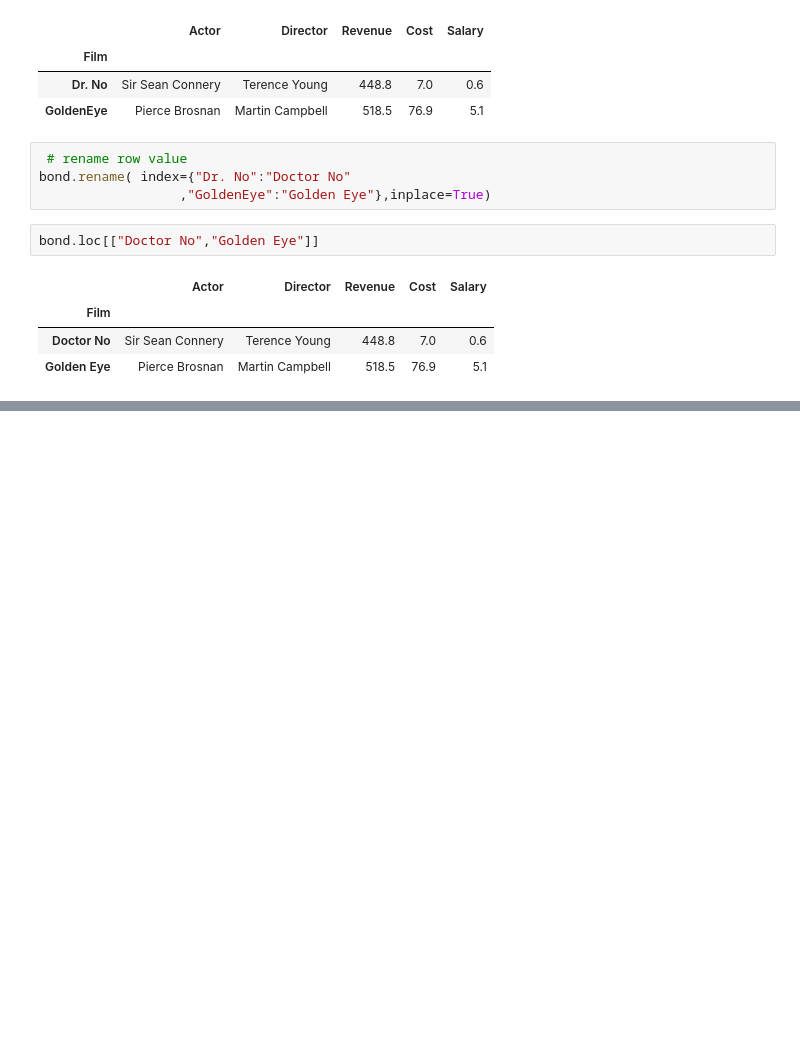
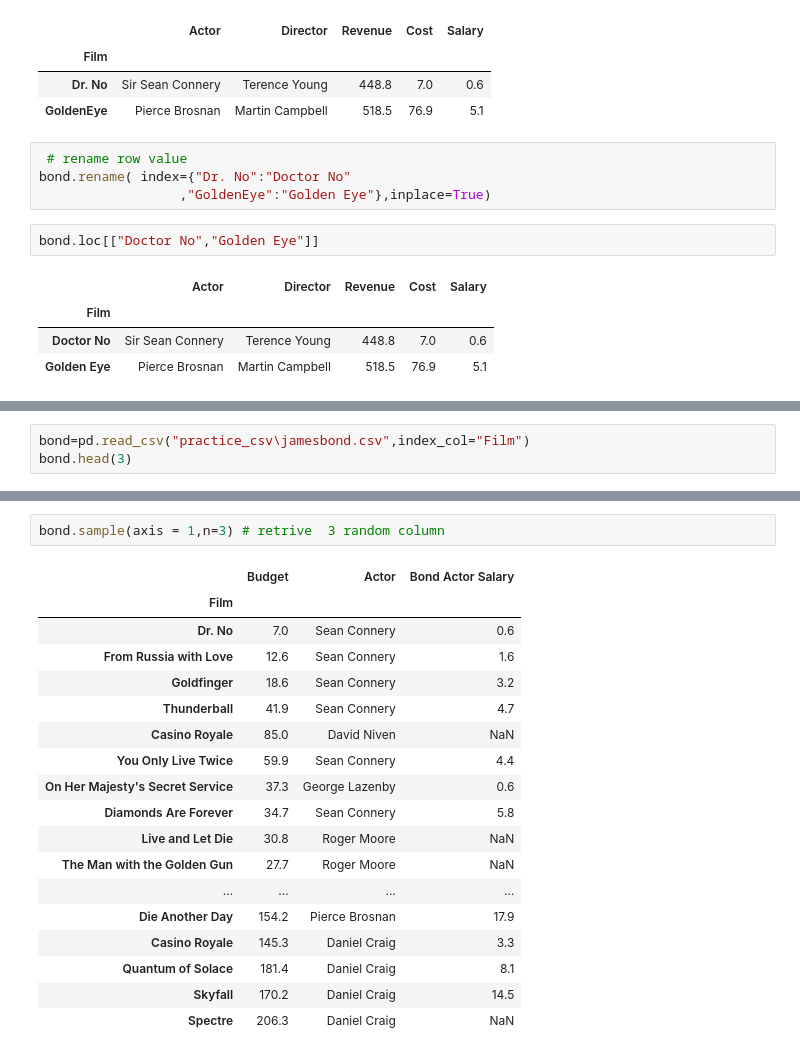
Before and after one commit to saurabhwasule/python-practice, a Jupyter notebook: UD_Data_Analysis_with_Pandas_an_Python/Panda_Dataframe3.ipynb, the cells around one changed output, grey strips where cells are left out. Saved outputs shown, nothing was run; the diff lists cells and outputs as text; blank space fills up the shorter version.

Commit message:
dataframe 3

```diff
--- a/UD_Data_Analysis_with_Pandas_an_Python/Panda_Dataframe3.ipynb
+++ b/UD_Data_Analysis_with_Pandas_an_Python/Panda_Dataframe3.ipynb
@@ -340,0 +378,3 @@ bond.loc[["Doctor No","Golden Eye"]]
+# %%
+bond=pd.read_csv("practice_csv\jamesbond.csv",index_col="Film")
+bond.head(3)
@@ -340,0 +416,21 @@ bond.loc[["Doctor No","Golden Eye"]]
+# %%
+bond.sample(axis = 1,n=3) # retrive  3 random column
+# %% [output]
+|  | Budget | Actor | Bond Actor Salary |
+| Film |  |  |  |
+| Dr. No | 7.0 | Sean Connery | 0.6 |
+| From Russia with Love | 12.6 | Sean Connery | 1.6 |
+| Goldfinger | 18.6 | Sean Connery | 3.2 |
+| Thunderball | 41.9 | Sean Connery | 4.7 |
+| Casino Royale | 85.0 | David Niven | NaN |
+| You Only Live Twice | 59.9 | Sean Connery | 4.4 |
+| On Her Majesty's Secret Service | 37.3 | George Lazenby | 0.6 |
+| Diamonds Are Forever | 34.7 | Sean Connery | 5.8 |
+| Live and Let Die | 30.8 | Roger Moore | NaN |
+| The Man with the Golden Gun | 27.7 | Roger Moore | NaN |
+| ... | ... | ... | ... |
+| Die Another Day | 154.2 | Pierce Brosnan | 17.9 |
+| Casino Royale | 145.3 | Daniel Craig | 3.3 |
+| Quantum of Solace | 181.4 | Daniel Craig | 8.1 |
+| Skyfall | 170.2 | Daniel Craig | 14.5 |
+| Spectre | 206.3 | Daniel Craig | NaN |
```
Also changed, not shown: parts of 14 cells of this notebook.
